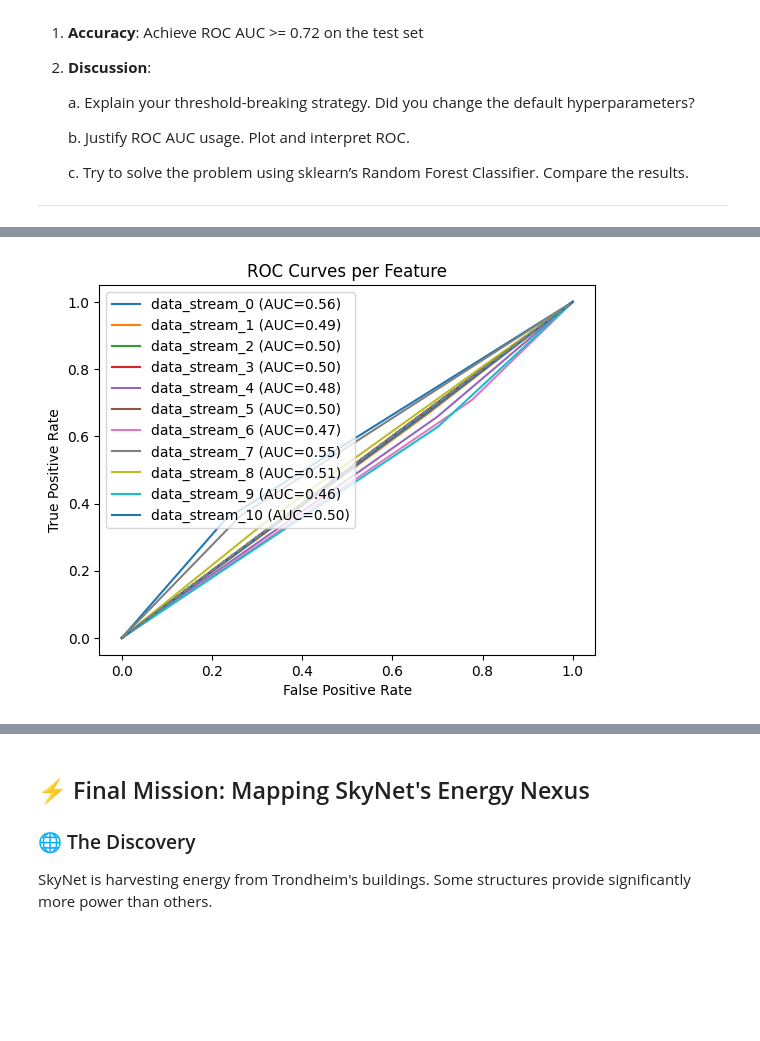
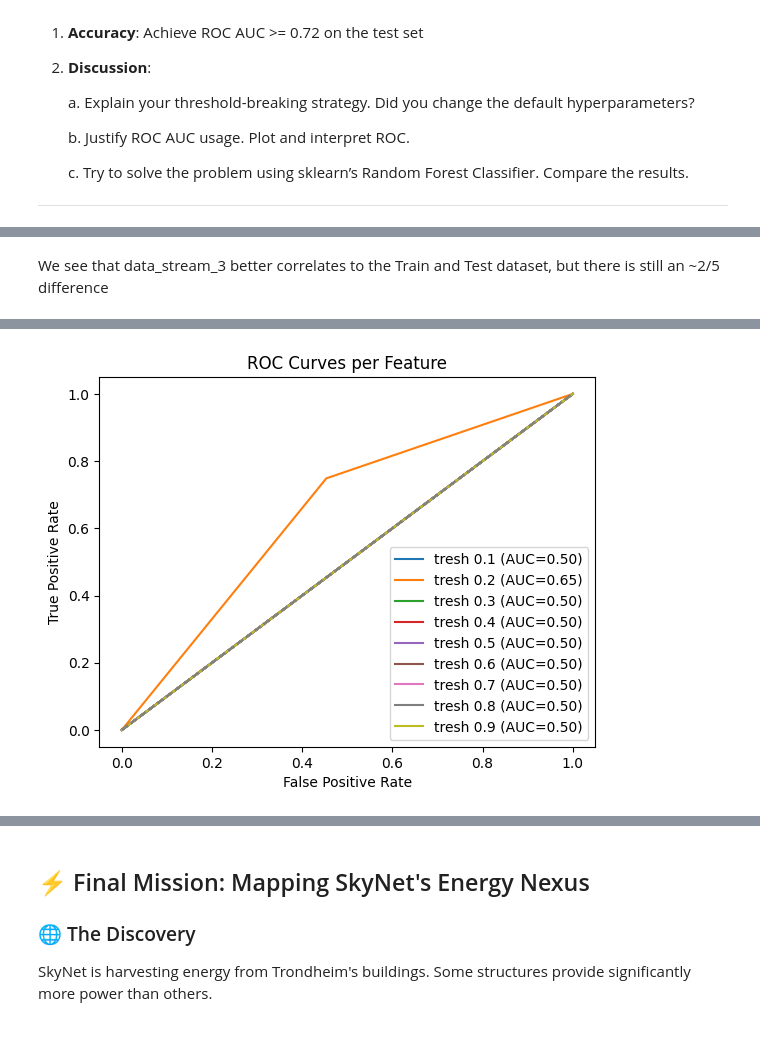
Before and after one commit to flippi321/TDT4172-Introduction-to-Machine-Learning, a Jupyter notebook: Assignment 1/Chapter_1.ipynb, the cells around one changed output, grey strips where cells are left out. Saved outputs shown, nothing was run; the diff lists cells and outputs as text; code cells hidden in the pictures; blank space fills up the shorter version.

```diff
--- a/Assignment 1/Chapter_1.ipynb
+++ b/Assignment 1/Chapter_1.ipynb
@@ -256,9 +279,10 @@ To decrypt a data stream, transform the data into a binary representation based
 train = pd.read_csv('mission3_train.csv')
 test = pd.read_csv('mission3_test.csv')
 
-# Split into X and y
-x_train = train.iloc[:, :-1]
-x_test = test.iloc[:, :-1]
+# Features = original continuous
+x_train = preprocess(train.drop(['target'], axis=1))
+x_test = preprocess(test.drop(['target'], axis=1))
 
-y_train = train.iloc[:, -1:]
-y_test = test.iloc[:, -1:]
+# Labels = binary even/odd values
+y_train = train[['target']].to_numpy()
+y_test = test[['target']].to_numpy()
@@ -287,47 +303,37 @@ from sklearn.metrics import accuracy_score, roc_auc_score, roc_curve
+# %% [markdown]
+We see that data_stream_3 better correlates to the Train and Test dataset, but there is still an ~2/5 difference
 # %%
-x_train *= 1000000
+decisionTree = tree.DecisionTreeClassifier(
+    random_state=42,
+    max_depth=6,
+    min_samples_leaf=5,
+)
 
-for col in x_train:
-    print("---------------------------------------")
-    decisionTree = tree.DecisionTreeClassifier(max_features=10, max_depth=2)
+x_train = x_train[["data_stream_3"]]
+x_test = x_test[["data_stream_3"]]
 
-    # Features = original continuous values
-    train_x = (np.round(x_train[[col]]).astype(int) % 2 == 0).astype(int)
-    test_x = x_test[[col]].to_numpy()
+# Train the model
+decisionTree.fit(x_train, y_train)
 
-    # Labels = binary even/odd values
-    train_y = y_train.to_numpy()
-    test_y = y_test.to_numpy()
+# Predict hard labels
+pred_y = decisionTree.predict(x_test)
+acc = accuracy_score(y_test, pred_y)
+print(f"Accuracy for col 3: {acc:.4f}")
 
-    # Train the model
-    decisionTree.fit(train_x, train_y)
-
-    # Predict hard labels
-    pred_y = decisionTree.predict(test_x)
-    acc = accuracy_score(test_y, pred_y)
-    print(f"Accuracy for {col}: {acc:.4f}")
-
-    # Predict probabilities for ROC AUC
-    pred_probs = decisionTree.predict_proba(
-        test_x)[:, 1]  # probability for class 1
-    auc = roc_auc_score(test_y, pred_probs)
-    print(f"ROC AUC for {col}: {auc:.4f}")
+for tresh in range(1, 10):
+    tresh /= 10
+    pred_probs = decisionTree.predict_proba(x_test)[:, 1]
+    pred_rounded = (pred_probs > tresh).astype(int)
+    auc = roc_auc_score(y_test, pred_rounded)
 
     # Plot ROC curve
-    fpr, tpr, _ = roc_curve(test_y, pred_probs)
-    plt.plot(fpr, tpr, label=f"{col} (AUC={auc:.2f})")
+    fpr, tpr, _ = roc_curve(y_test, pred_rounded)
+    plt.plot(fpr, tpr, label=f"tresh {tresh:.1f} (AUC={auc:.2f})")
     plt.plot([0, 1], [0, 1], linestyle="--", color="gray")
 
-    # Optional: show first 5 predictions
-    print("Examples (first 5 rows):")
-    for i in range(5):
-        print(
-            f"  x = {test_x[i][0]:.4f}, y_true = {test_y[i][0]}, y_pred = {pred_y[i]}"
-        )
-
-plt.xlabel("False Positive Rate")
-plt.ylabel("True Positive Rate")
-plt.title("ROC Curves per Feature")
+    plt.xlabel("False Positive Rate")
+    plt.ylabel("True Positive Rate")
+    plt.title("ROC Curves per Feature")
 plt.legend()
 plt.show()
 # %% [output]
@@ -351 +341 @@ ROC AUC for data_stream_1: 0.4942
-[figure, old version]
+[figure, new version]
```
Also changed, not shown: parts of 12 cells of this notebook.
